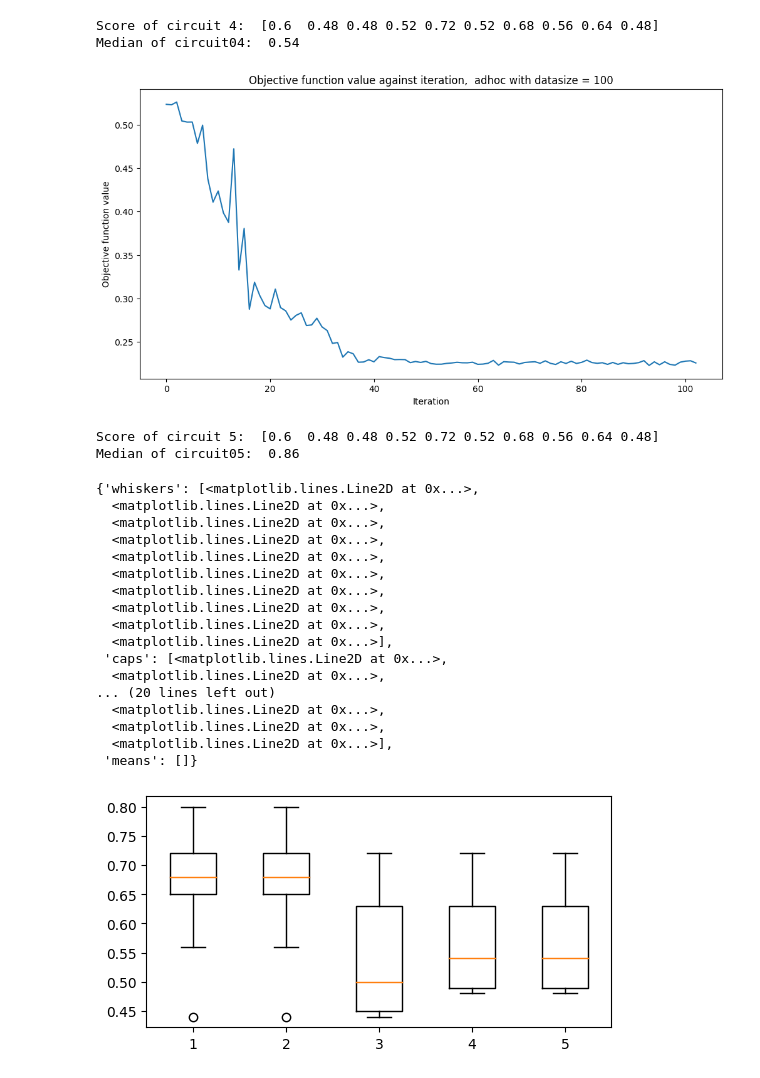
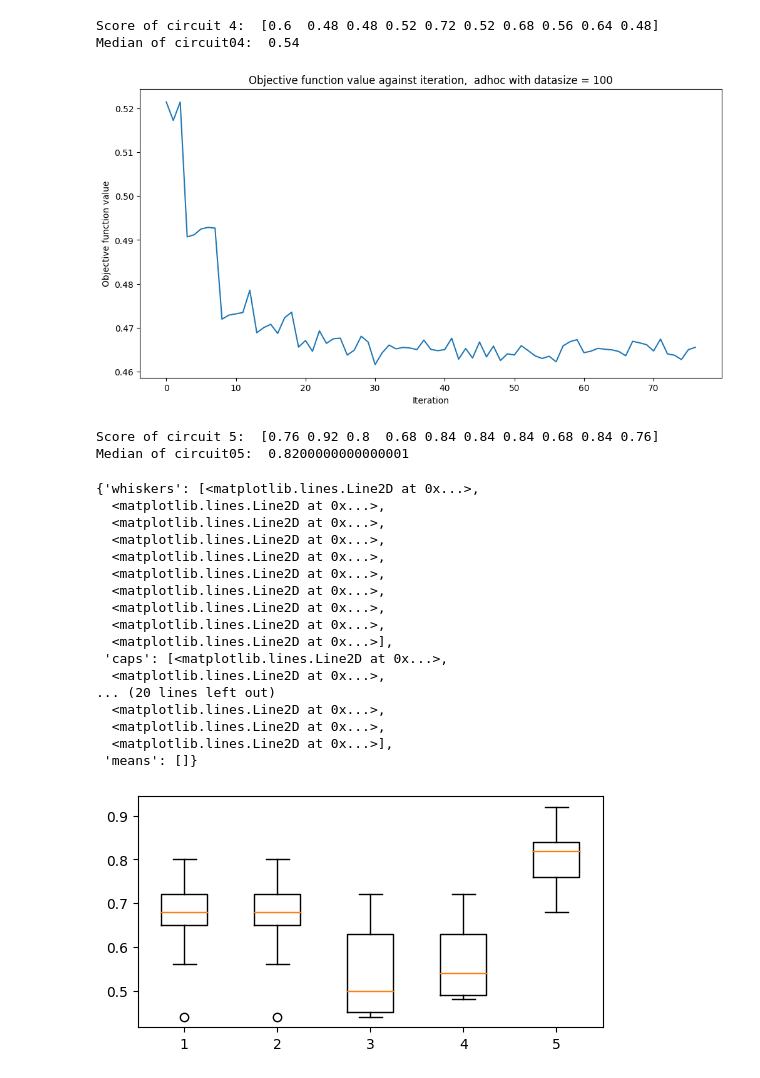
Before and after one commit to CoffeAddiict/QI_Project, a Jupyter notebook: adhoc_100.ipynb, the cells around one changed output. Cells and saved outputs as stored; diff of their text form; code cells hidden in the pictures.

```diff
--- a/adhoc_100.ipynb
+++ b/adhoc_100.ipynb
@@ -413,46 +413,46 @@ for x in tqdm(range(10)):
 
     circuit05_score = np.append(circuit05_score, circuit5_classifier.score(features_test, labels_test))
 
-print('Score of circuit 5: ',circuit04_score)
+print('Score of circuit 5: ',circuit05_score)
 
 import statistics
 print("Median of circuit05: ", str(statistics.median(circuit05_score)))
 
 """
-100%|██████████| 10/10 [06:21<00:00, 38.19s/it]
-Score of circuit 5:  [0.6  0.48 0.48 0.52 0.72 0.52 0.68 0.56 0.64 0.48]
-Median of circuit05:  0.86
+100%|██████████| 10/10 [06:44<00:00, 40.45s/it]
+Score of circuit 5:  [0.76 0.92 0.8  0.68 0.84 0.84 0.84 0.68 0.84 0.76]
+Median of circuit05:  0.8200000000000001
 """
 # %% [output]
-[figure, old version]
+[figure, new version]
-Score of circuit 5:  [0.6  0.48 0.48 0.52 0.72 0.52 0.68 0.56 0.64 0.48]
-Median of circuit05:  0.86
+Score of circuit 5:  [0.76 0.92 0.8  0.68 0.84 0.84 0.84 0.68 0.84 0.76]
+Median of circuit05:  0.8200000000000001
 # %%
 cirtui1_score = [ 0.68, 0.44, 0.8, 0.56, 0.72, 0.72, 0.68, 0.68, 0.64, 0.72 ]
 cirtui2_score = [ 0.68, 0.44, 0.8, 0.56, 0.72, 0.72, 0.68, 0.68, 0.64, 0.76 ]
 cirtui3_score = [ 0.6, 0.48, 0.44, 0.52, 0.48, 0.44, 0.72, 0.64, 0.64, 0.44 ]
 circuit04_score = [0.6, 0.48, 0.48, 0.52, 0.72, 0.52, 0.68, 0.56, 0.64, 0.48]
-circuit05_score = [0.6, 0.48, 0.48, 0.52, 0.72, 0.52, 0.68, 0.56, 0.64, 0.48]
+circuit05_score = [0.76, 0.92, 0.8, 0.68, 0.84, 0.84, 0.84, 0.68, 0.84, 0.76]
 
 scores = [cirtui1_score, cirtui2_score, cirtui3_score, circuit04_score, circuit05_score]
 
 plt.boxplot(scores)
 # %% [output]
 {'whiskers': [<matplotlib.lines.Line2D at 0x...>,
   <matplotlib.lines.Line2D at 0x...>,
   <matplotlib.lines.Line2D at 0x...>,
   <matplotlib.lines.Line2D at 0x...>,
   <matplotlib.lines.Line2D at 0x...>,
   <matplotlib.lines.Line2D at 0x...>,
   <matplotlib.lines.Line2D at 0x...>,
   <matplotlib.lines.Line2D at 0x...>,
   <matplotlib.lines.Line2D at 0x...>,
   <matplotlib.lines.Line2D at 0x...>],
  'caps': [<matplotlib.lines.Line2D at 0x...>,
   <matplotlib.lines.Line2D at 0x...>,
 ... (20 lines left out)
   <matplotlib.lines.Line2D at 0x...>,
   <matplotlib.lines.Line2D at 0x...>,
   <matplotlib.lines.Line2D at 0x...>],
  'means': []}
-[figure, old version]
+[figure, new version]
```
Also changed, not shown: 2 other files.
